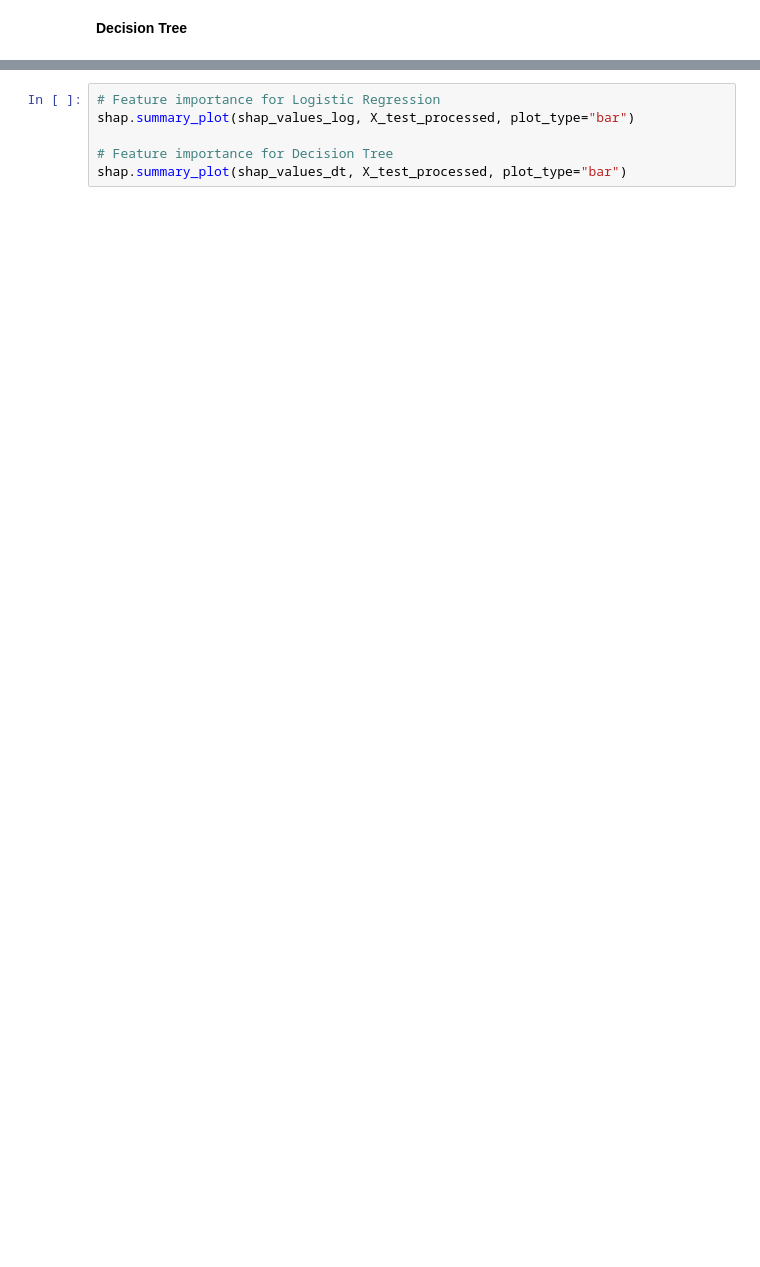
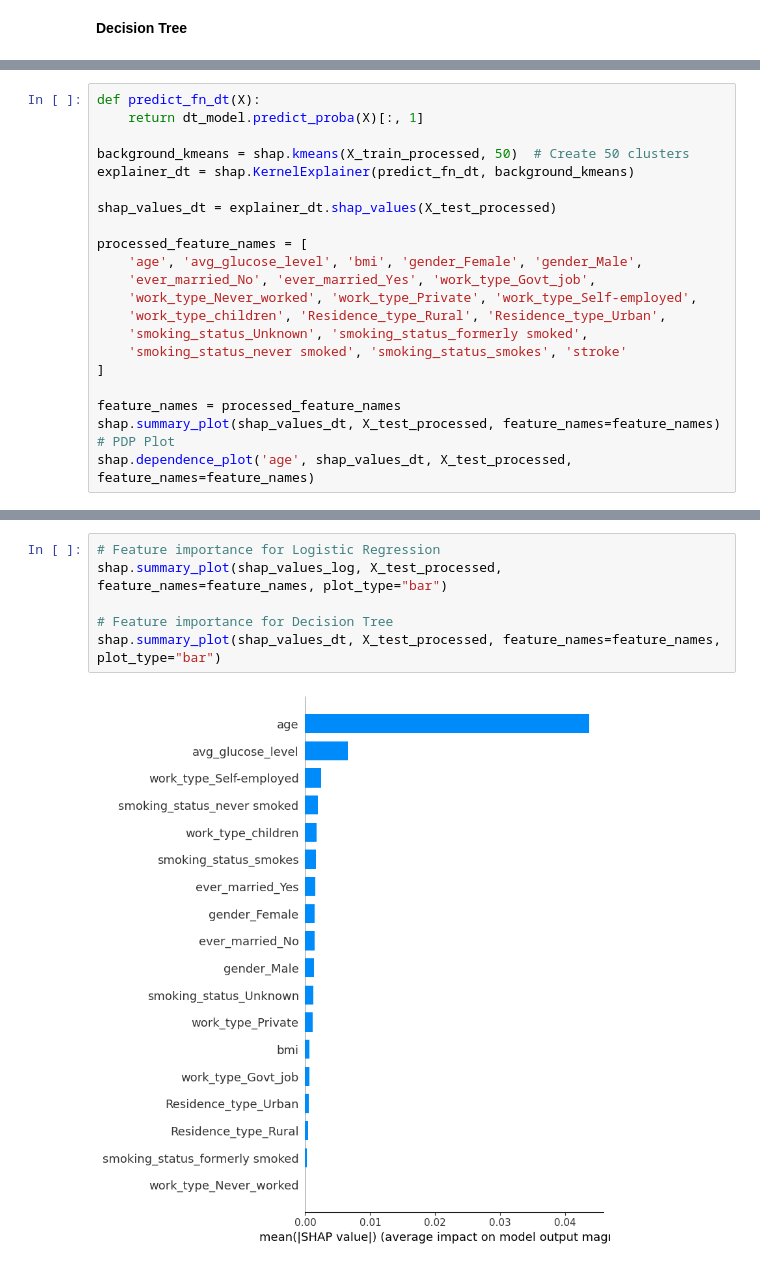
Before and after one commit to zen-0wl/XAl-on-healthcare-diagnostics, a Jupyter notebook: version_3.0/xai/baseline_models.ipynb, the cells around one changed output, grey strips where cells are left out. Saved outputs shown, nothing was run; the diff lists cells and outputs as text; blank space fills up the shorter version.

```diff
--- a/version_3.0/xai/baseline_models.ipynb
+++ b/version_3.0/xai/baseline_models.ipynb
@@ -78,0 +81,22 @@ shap.force_plot(shap_values_dt[0])  # Visualize the first prediction's explanati
+# %%
+def predict_fn_dt(X):
+    return dt_model.predict_proba(X)[:, 1]
+
+background_kmeans = shap.kmeans(X_train_processed, 50)  # Create 50 clusters
+explainer_dt = shap.KernelExplainer(predict_fn_dt, background_kmeans)
+
+shap_values_dt = explainer_dt.shap_values(X_test_processed)
+
+processed_feature_names = [
+    'age', 'avg_glucose_level', 'bmi', 'gender_Female', 'gender_Male',
+    'ever_married_No', 'ever_married_Yes', 'work_type_Govt_job',
+    'work_type_Never_worked', 'work_type_Private', 'work_type_Self-employed',
+    'work_type_children', 'Residence_type_Rural', 'Residence_type_Urban',
+    'smoking_status_Unknown', 'smoking_status_formerly smoked',
+    'smoking_status_never smoked', 'smoking_status_smokes', 'stroke'
+]
+
+feature_names = processed_feature_names
+shap.summary_plot(shap_values_dt, X_test_processed, feature_names=feature_names)
+# PDP Plot
+shap.dependence_plot('age', shap_values_dt, X_test_processed, feature_names=feature_names)
@@ -79,6 +106,8 @@ shap.force_plot(shap_values_dt[0])  # Visualize the first prediction's explanati
 # %%
 # Feature importance for Logistic Regression
-shap.summary_plot(shap_values_log, X_test_processed, plot_type="bar")
+shap.summary_plot(shap_values_log, X_test_processed, feature_names=feature_names, plot_type="bar")
 
 # Feature importance for Decision Tree
-shap.summary_plot(shap_values_dt, X_test_processed, plot_type="bar")
+shap.summary_plot(shap_values_dt, X_test_processed, feature_names=feature_names, plot_type="bar")
+# %% [output]
+[figure, added]
```
Also changed, not shown: parts of 4 cells of this notebook, 2 other files.
